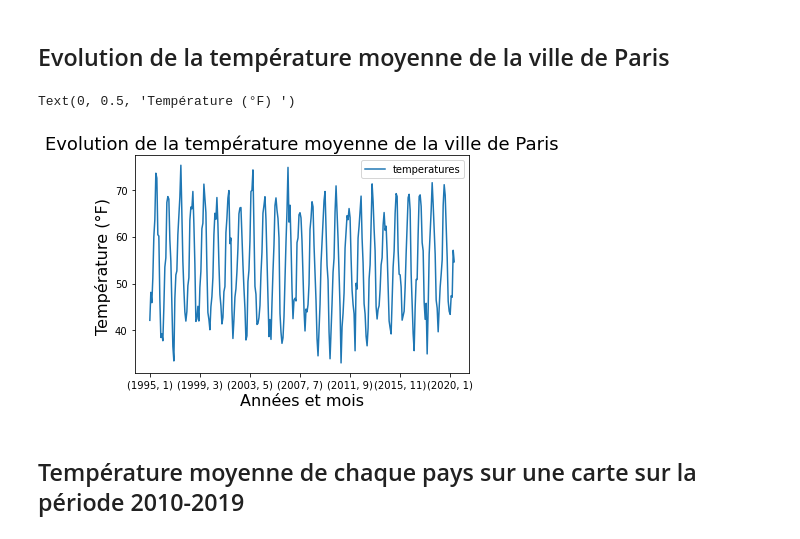
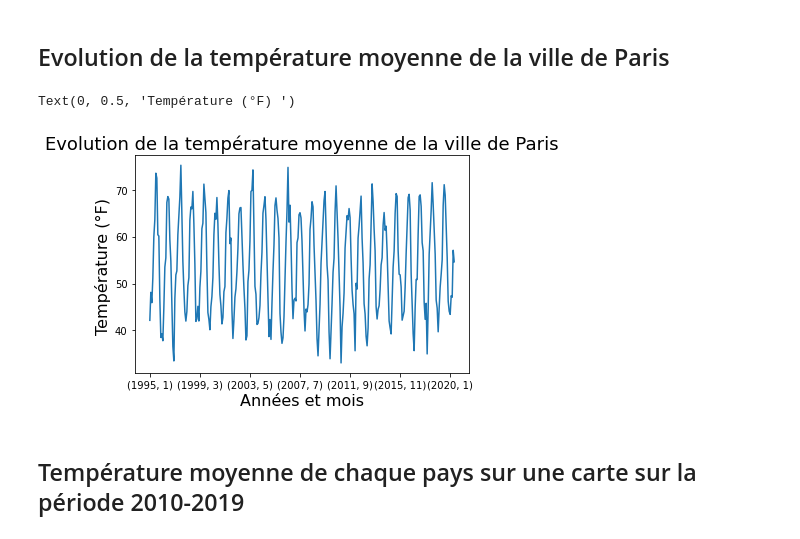
Before and after one commit to NicamShilova/Climatologie, a Jupyter notebook: climatologie.ipynb, the cells around one changed output. Saved outputs shown, nothing was run; the diff lists cells and outputs as text; code cells hidden in the pictures.

```diff
--- a/climatologie.ipynb
+++ b/climatologie.ipynb
@@ -184,24 +171,24 @@ legendes.get_texts()[1].set_text(paysMaximales)
 # %%
 #Création d'un dataframe contenant les pays, les températures, les mois , et les années
 temperaturesVilles = pd.DataFrame({'ville': csv_file['City'], 'temperatures': csv_file['AvgTemperature'], 'mois': csv_file['Month'], 'annee': csv_file['Year']})
 
 #Filtrage pour récupérer des données depuis une certaine température pour plus de crédibilité
 temperaturesVilles = temperaturesVilles[temperaturesVilles['temperatures'] > 0]
 
 #Récupération des valeurs de la ville de Paris
 donneesParis = temperaturesVilles[temperaturesVilles['ville'] == 'Paris']
 
 #Regroupement des données de Paris en fonction du mois
 resultatParis = donneesParis.groupby(['annee','mois']).mean()
 
 #Affichage du résultat
-resultatParis.plot(kind='line',y='temperatures')
+resultatParis.plot(kind='line',y='temperatures', legend=False)
 plt.title('Evolution de la température moyenne de la ville de Paris', fontsize=18)
 plt.xlabel('Années et mois', fontsize=16)
 plt.ylabel('Température (°F) ', fontsize=16)
 # %% [output]
 Text(0, 0.5, 'Température (°F) ')
-[figure, old version]
+[figure, new version]
 # %% [markdown]
 ## Température moyenne de chaque pays sur une carte sur la période 2010-2019
 # %%
```
Also changed, not shown: parts of 4 cells of this notebook.
